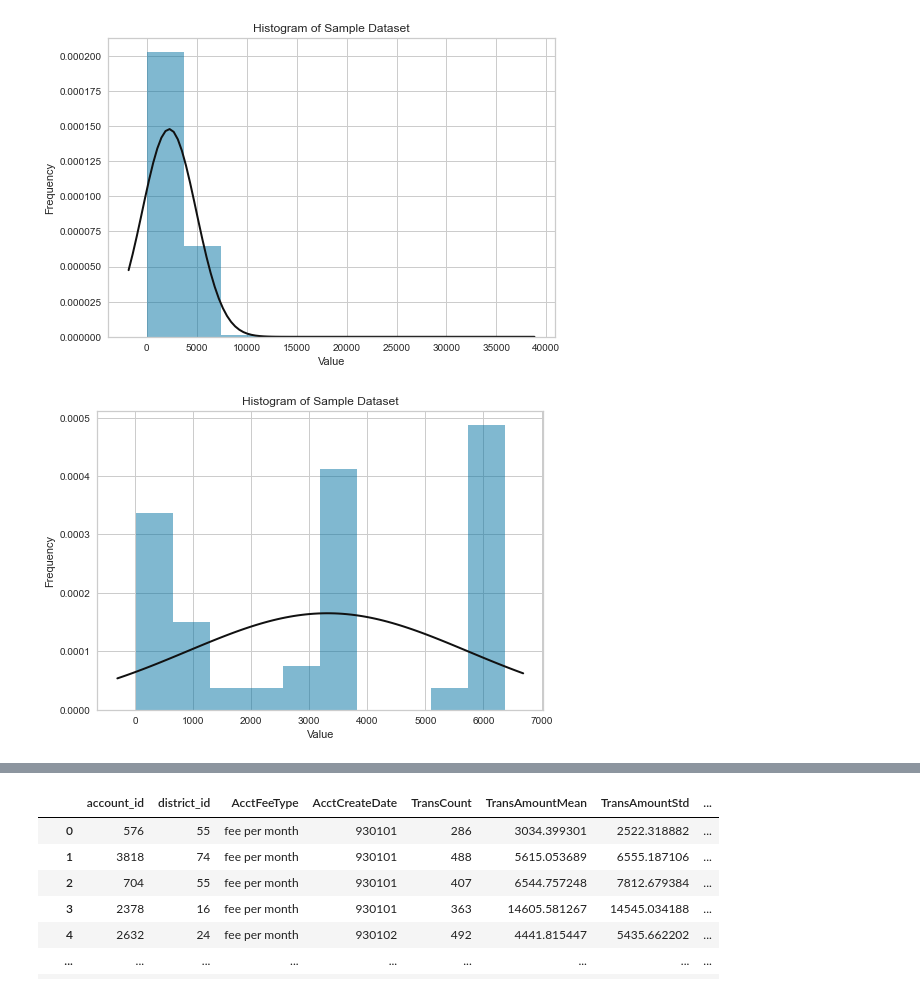
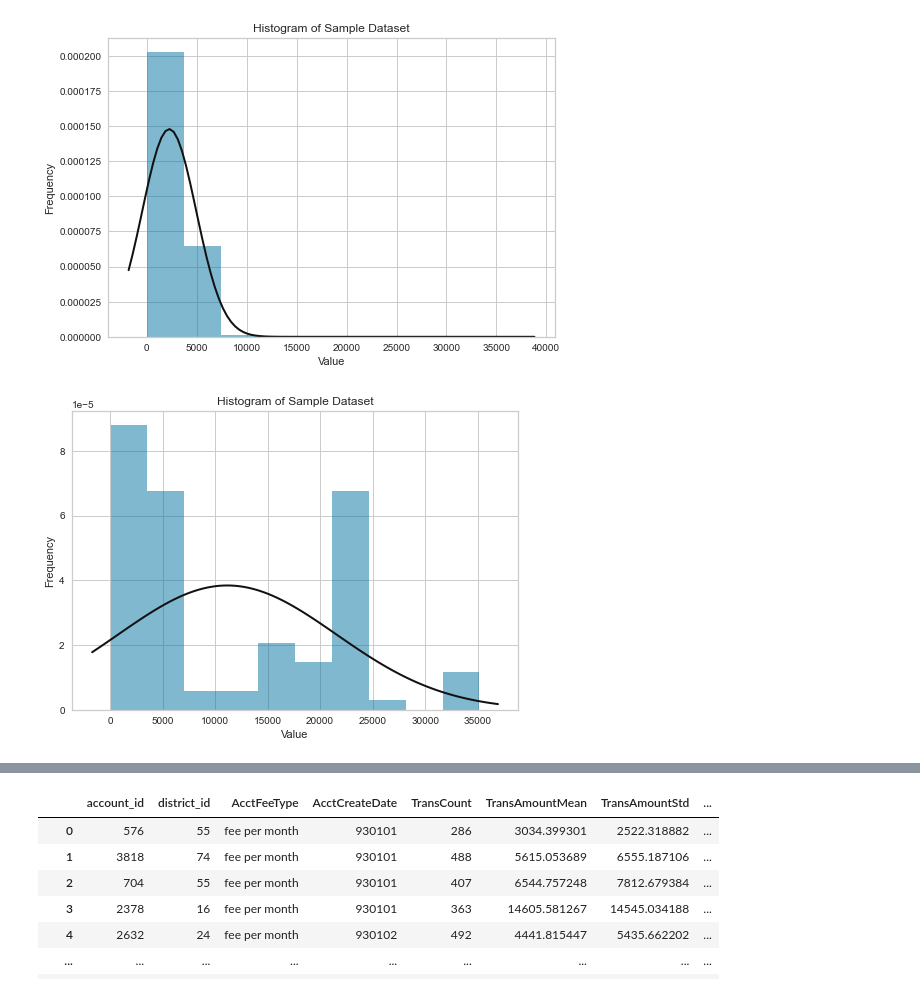
Before and after one commit to reha-hazir/CustomerSegmentation, a Jupyter notebook: FinancialClustering.ipynb, the cells around one changed output, grey strips where cells are left out. Cells and saved outputs as stored; diff of their text form; code cells hidden in the pictures.

```diff
--- a/FinancialClustering.ipynb
+++ b/FinancialClustering.ipynb
@@ -399,29 +655,28 @@ plt.show()
 # %% [output]
 [figure]
 # %%
-import matplotlib.pyplot as plt
-import numpy as np
+#max skewNor
 from scipy.stats import norm
 
-#skew = 0
-x = trans_df[trans_df['account_id']==3025]['amount']
+
+x = trans_df[trans_df['account_id']==424]['amount']
 
 plt.hist(x, bins=10, density=True, alpha=0.5)
 
 mu, std = np.mean(x), np.std(x)
 
 # Add a normal distribution line to the plot
 xmin, xmax = plt.xlim()
 x = np.linspace(xmin, xmax, 100)
 p = norm.pdf(x, mu, std)
 plt.plot(x, p, 'k', linewidth=2)
 
 
 # Add labels and a title to the plot
 plt.xlabel('Value')
 plt.ylabel('Frequency')
 plt.title('Histogram of Sample Dataset')
 plt.show()
 # %% [output]
-[figure, old version]
+[figure, new version]
 # %%
```
Also changed, not shown: parts of 65 cells of this notebook.
